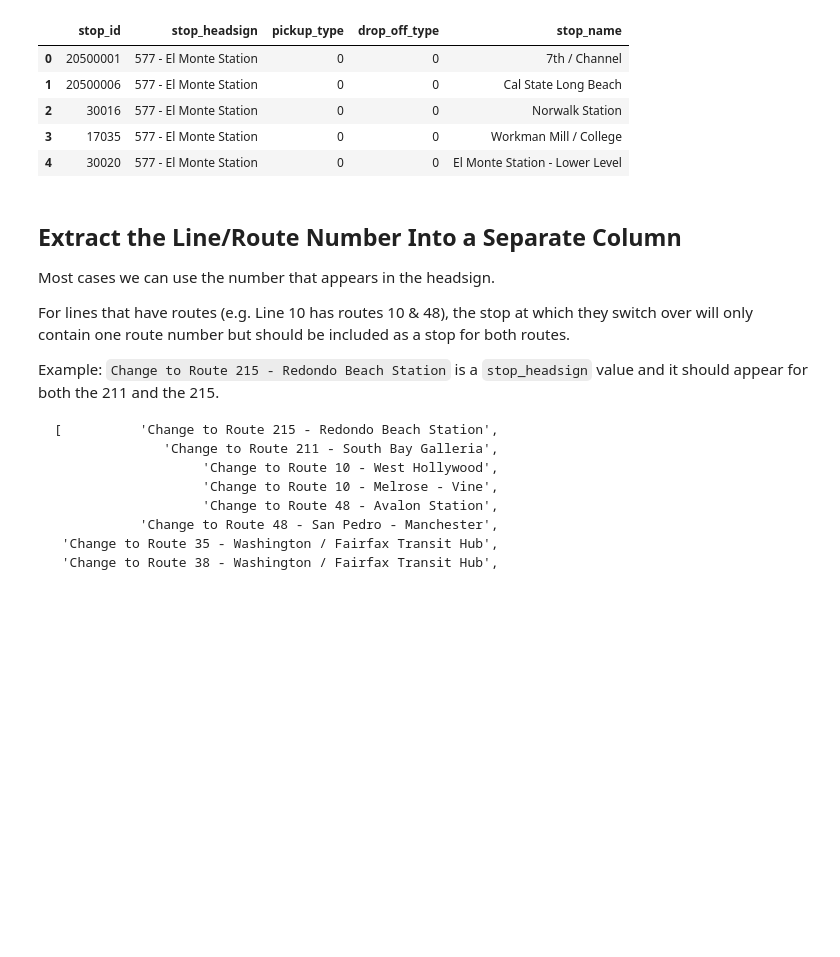
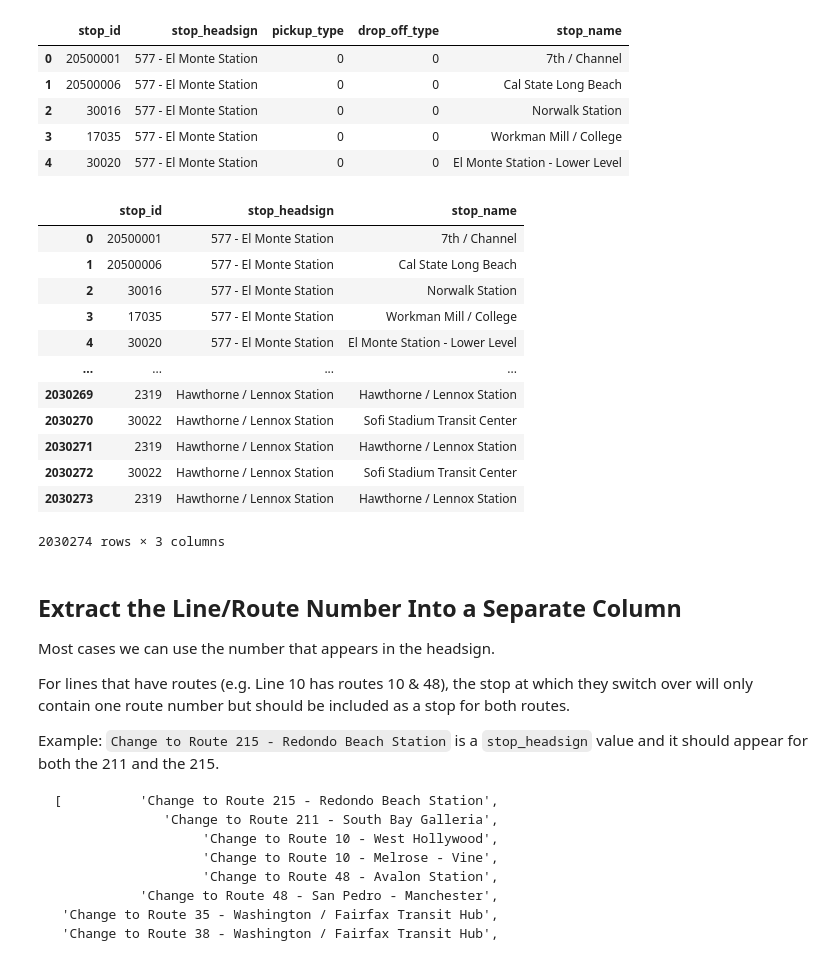
Before and after one commit to LACMTA/mybus-dev, a Jupyter notebook: notebooks/stops-dropdown.ipynb, the cells around one changed output. Saved outputs shown, nothing was run; the diff lists cells and outputs as text; code cells hidden in the pictures; blank space fills up the shorter version.

```diff
--- a/notebooks/stops-dropdown.ipynb
+++ b/notebooks/stops-dropdown.ipynb
@@ -85,16 +78,31 @@ lines_and_stops.head(5)
 # %%
 # Zero stop locations that include "Terminal" in the name after filtering for pickup_type AND drop_off_type equal to 0.
 #lines_and_stops[lines_and_stops.stop_name.str.contains('Terminal')]
 
 # With pickup_type OR drop_off_type equal to 0, there are cases where a stop may have 1 for one of the values
 # (this indicates drop-off or pick-up only). None of these stops indicate Terminals or Divisions.
 # So they should be good to include in the dropdowns.
 #lines_and_stops[lines_and_stops.drop_off_type == 1].stop_name.unique()
 #lines_and_stops[lines_and_stops.pickup_type == 1].stop_name.unique()
 
 # Clean up lines_and_stops to remove the extra columns
 # that aren't needed from this point forward.
 lines_and_stops = lines_and_stops[['stop_id','stop_headsign','stop_name']].copy()
+lines_and_stops
+# %% [output]
+|  | stop_id | stop_headsign | stop_name |
+| 0 | 20500001 | 577 - El Monte Station | 7th / Channel |
+| 1 | 20500006 | 577 - El Monte Station | Cal State Long Beach |
+| 2 | 30016 | 577 - El Monte Station | Norwalk Station |
+| 3 | 17035 | 577 - El Monte Station | Workman Mill / College |
+| 4 | 30020 | 577 - El Monte Station | El Monte Station - Lower Level |
+| ... | ... | ... | ... |
+| 2030269 | 2319 | Hawthorne / Lennox Station | Hawthorne / Lennox Station |
+| 2030270 | 30022 | Hawthorne / Lennox Station | Sofi Stadium Transit Center |
+| 2030271 | 2319 | Hawthorne / Lennox Station | Hawthorne / Lennox Station |
+| 2030272 | 30022 | Hawthorne / Lennox Station | Sofi Stadium Transit Center |
+| 2030273 | 2319 | Hawthorne / Lennox Station | Hawthorne / Lennox Station |
+2030274 rows × 3 columns
 # %% [markdown]
 ## Extract the Line/Route Number Into a Separate Column
 
```
Also changed, not shown: parts of 6 cells of this notebook, 26 other files.
